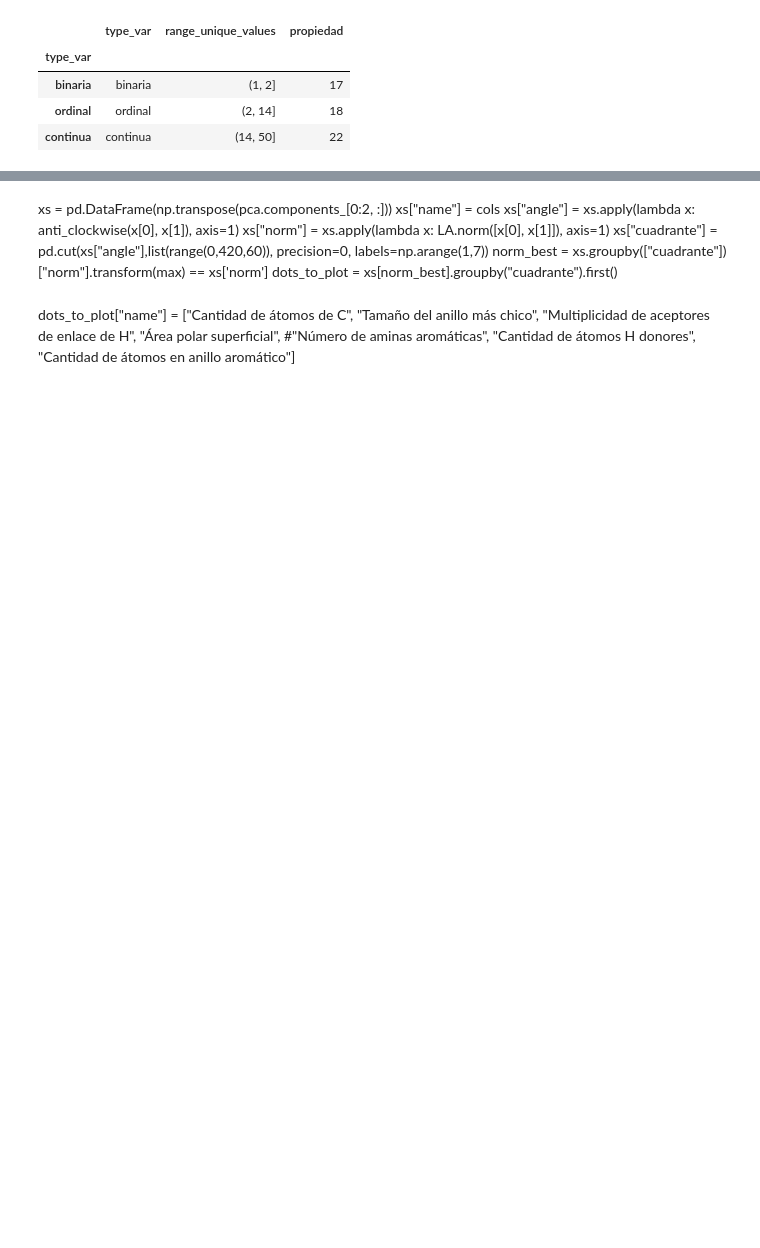
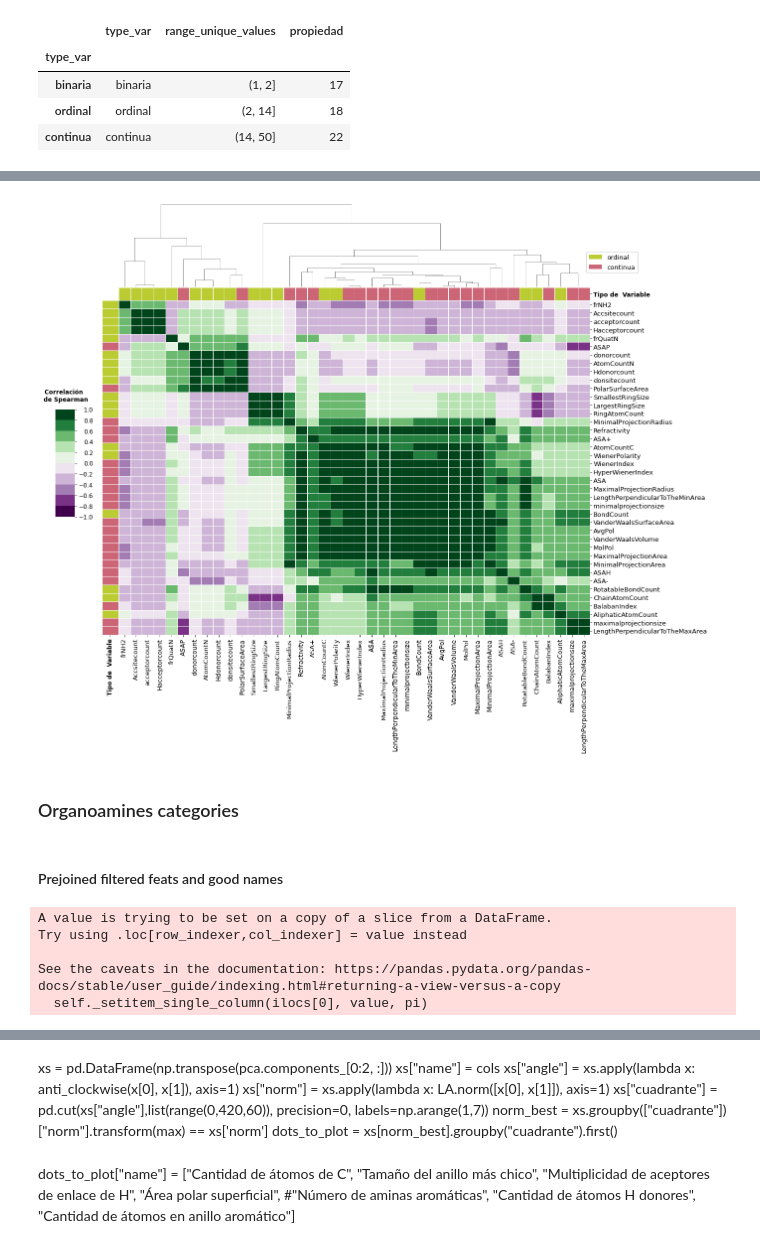
Before and after one commit to beluticona/licentiate-thesis-repo, a Jupyter notebook: notebooks/0-data_exploration/0.3-chem-feats.ipynb, the cells around one changed output, grey strips where cells are left out. Cells and saved outputs as stored; diff of their text form; code cells hidden in the pictures; blank space fills up the shorter version.

```diff
--- a/notebooks/0-data_exploration/0.3-chem-feats.ipynb
+++ b/notebooks/0-data_exploration/0.3-chem-feats.ipynb
@@ -315,21 +260,0 @@ labels = df_cont_col[df_cont_col["Tipo de Variable"] != "binaria"]["Tipo de Vari
-# %%
-import seaborn as sns
-sns.set_theme()
-
-# Load the brain networks example dataset
-df = sns.load_dataset("brain_networks", header=[0, 1, 2], index_col=0)
-
-# Select a subset of the networks
-used_networks = [1, 5, 6, 7, 8, 12, 13, 17]
-used_columns = (df.columns.get_level_values("network")
-                          .astype(int)
-                          .isin(used_networks))
-df = df.loc[:, used_columns]
-
-# Create a categorical palette to identify the networks
-network_pal = sns.husl_palette(8, s=.45)
-network_lut = dict(zip(map(str, used_networks), network_pal))
-
-# Convert the palette to vectors that will be drawn on the side of the matrix
-networks = df.columns.get_level_values("network")
-network_colors = pd.Series(networks, index=df.columns).map(network_lut)
@@ -370,2 +267,17 @@ Type:      method
+# %%
+df_cont_col = df_cont_col.rename(columns={"type_var": "Tipo de Variable"})
+
+labels = df_cont_col[df_cont_col["Tipo de Variable"] != "binaria"]["Tipo de Variable"]
+
+muted = plot_utils.tol_cset("muted")
+
+bright = plot_utils.tol_cset("bright")
+
+light = plot_utils.tol_cset("light")
+# %%
+bright_reorderd = [light.pear, muted.rose]
+lut = dict(zip(labels.unique(), bright_reorderd))
+# %%
+label_color = pd.Series(list(labels), index=df.columns, name="Tipo de Variable").map(lut)
 # %%
 from matplotlib.patches import Patch
@@ -397,0 +328,8 @@ Text(0.5, 1.0, 'my cbar label')
+# %%
+ax = plot_non_binary(plt.get_cmap('PRGn', 10))
+# %% [output]
+[figure, added]
+# %% [markdown]
+### Organoamines categories
+# %% [markdown]
+#### Prejoined filtered feats and good names
@@ -397,0 +338,8 @@ Text(0.5, 1.0, 'my cbar label')
+# %%
+df_amines = utils.get_organoamines()
+# %% [output]
+A value is trying to be set on a copy of a slice from a DataFrame.
+Try using .loc[row_indexer,col_indexer] = value instead
+
+See the caveats in the documentation: https://pandas.pydata.org/pandas-docs/stable/user_guide/indexing.html#returning-a-view-versus-a-copy
+  self._setitem_single_column(ilocs[0], value, pi)
```
Also changed, not shown: parts of 84 cells of this notebook, 3 other files.
